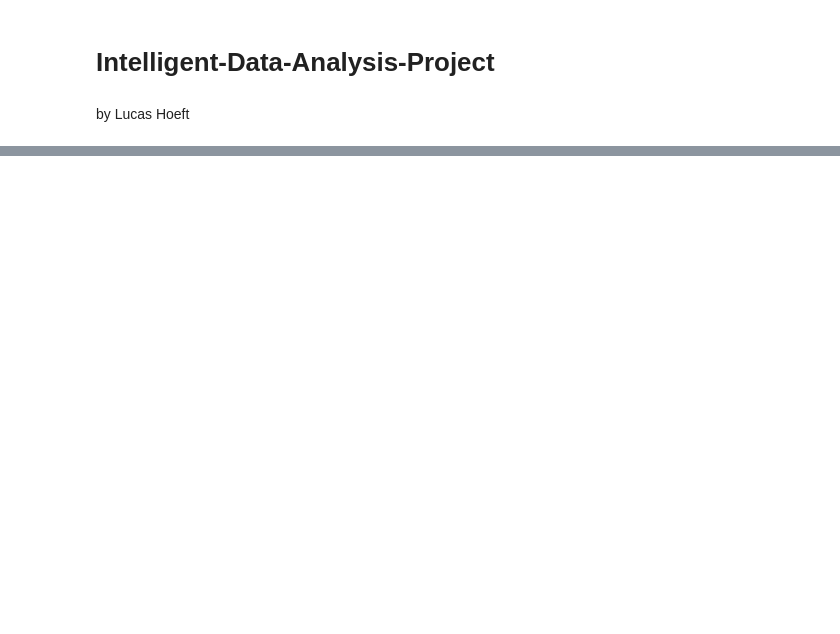
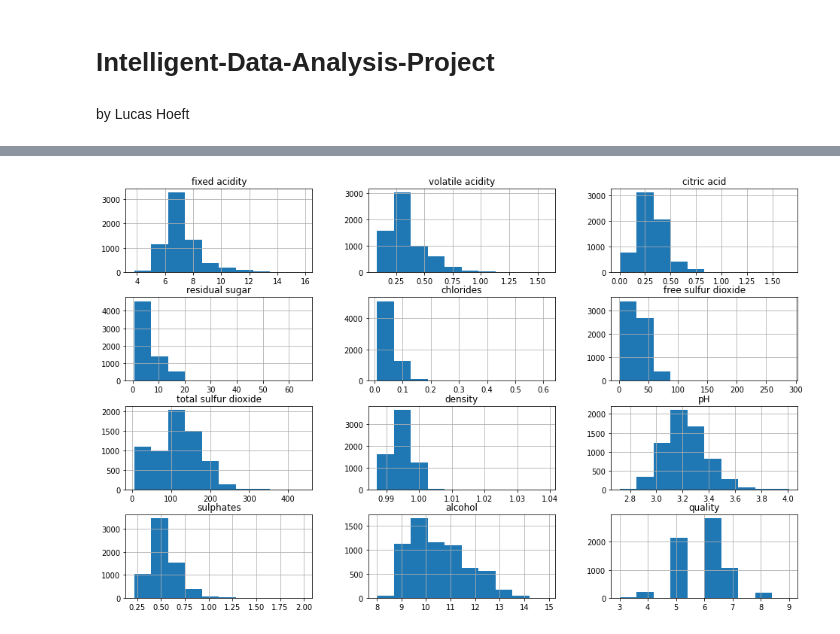
Before and after one commit to lucashoeft/Intelligent-Data-Analysis-2-Project, a Jupyter notebook: Intelligent-Data-Analysis-2-Project.ipynb, the cells around one changed output, grey strips where cells are left out. Drawn from its saved outputs; the diff is of its cells as text; code cells hidden in the pictures; blank space fills up the shorter version.

Commit message:
Clean up and first EDA of wine quality data set

```diff
--- a/Intelligent-Data-Analysis-2-Project.ipynb
+++ b/Intelligent-Data-Analysis-2-Project.ipynb
@@ -42,10 +15,19 @@ wines.head()
 # %%
+# Import Data Set
+
+# Source:
+# P. Cortez, A. Cerdeira, F. Almeida, T. Matos and J. Reis.
+# Modeling wine preferences by data mining from physicochemical properties.
+# In Decision Support Systems>, Elsevier, 47(4):547-553. ISSN: 0167-9236.
 # http://archive.ics.uci.edu/ml/datasets/Wine+Quality
 # https://www.kaggle.com/datasets/uciml/red-wine-quality-cortez-et-al-2009
+
 wines_quality_red = pd.read_csv('data/wine-quality/winequality-red.csv', sep=";", na_values="NA")
-print(wines_quality_red.shape)
-display(wines_quality_red.head())
+wines_quality_white = pd.read_csv('data/wine-quality/winequality-white.csv', sep=";", na_values="NA")
 
-wines_quality_white = pd.read_csv('data/wine-quality/winequality-white.csv', sep=";", na_values="NA")
-print(wines_quality_white.shape)
-wines_quality_white.head()
+# Create combined dataframe (red + white)
+wines_quality_red['type'] = "red"
+wines_quality_white['type'] = "white"
+wines_quality = pd.concat([wines_quality_red, wines_quality_white], axis=0)
+wines_quality_red.drop('type', axis=1, inplace=True)
+wines_quality_white.drop('type', axis=1, inplace=True)
@@ -67,20 +33,0 @@ wines_quality_white.head()
-# %%
-from sklearn.cluster import KMeans
-
-# create kmeans object
-kmeans = KMeans(n_clusters=3)
-# fit kmeans object to data
-kmeans.fit(wines_quality)
-# print location of clusters learned by kmeans object
-print(kmeans.cluster_centers_)
-# save new clusters for chart
-y_km = kmeans.fit_predict(wines_quality)
-
-print(y_km)
-
-# plot the input data
-X = wines_quality.to_numpy()
-plt.scatter(X[:, 0], X[:, 8], c='white', marker='o', edgecolor='black', s=50)
-# plot the clusters
-plt.scatter(kmeans.cluster_centers_[:, 0], kmeans.cluster_centers_[:, 8], c='red', marker='o', edgecolor='black', s=200)
-plt.show()
@@ -138,0 +62,4 @@ plt.show()
+# %%
+wines_quality_hist = (wines_quality.hist(figsize=(16,10)))
+# %% [output]
+[figure, added]
```
Also changed, not shown: parts of 11 cells of this notebook, 4 other files.
